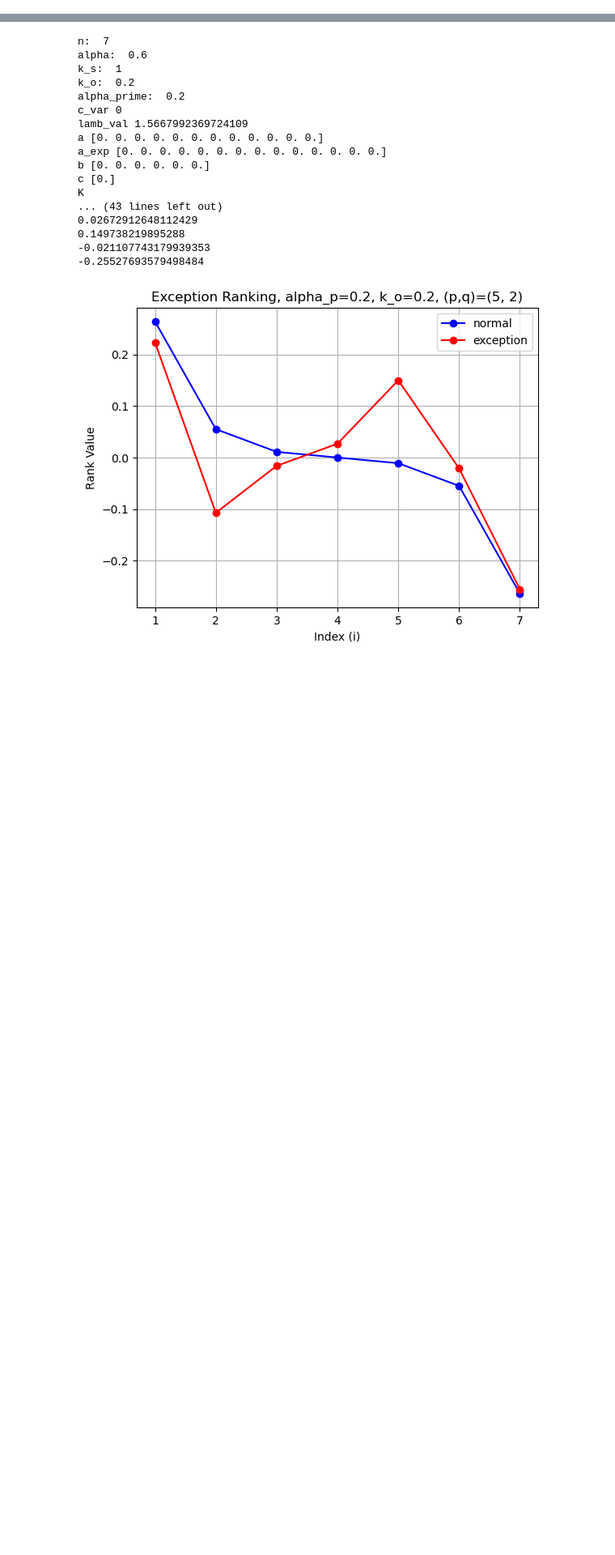
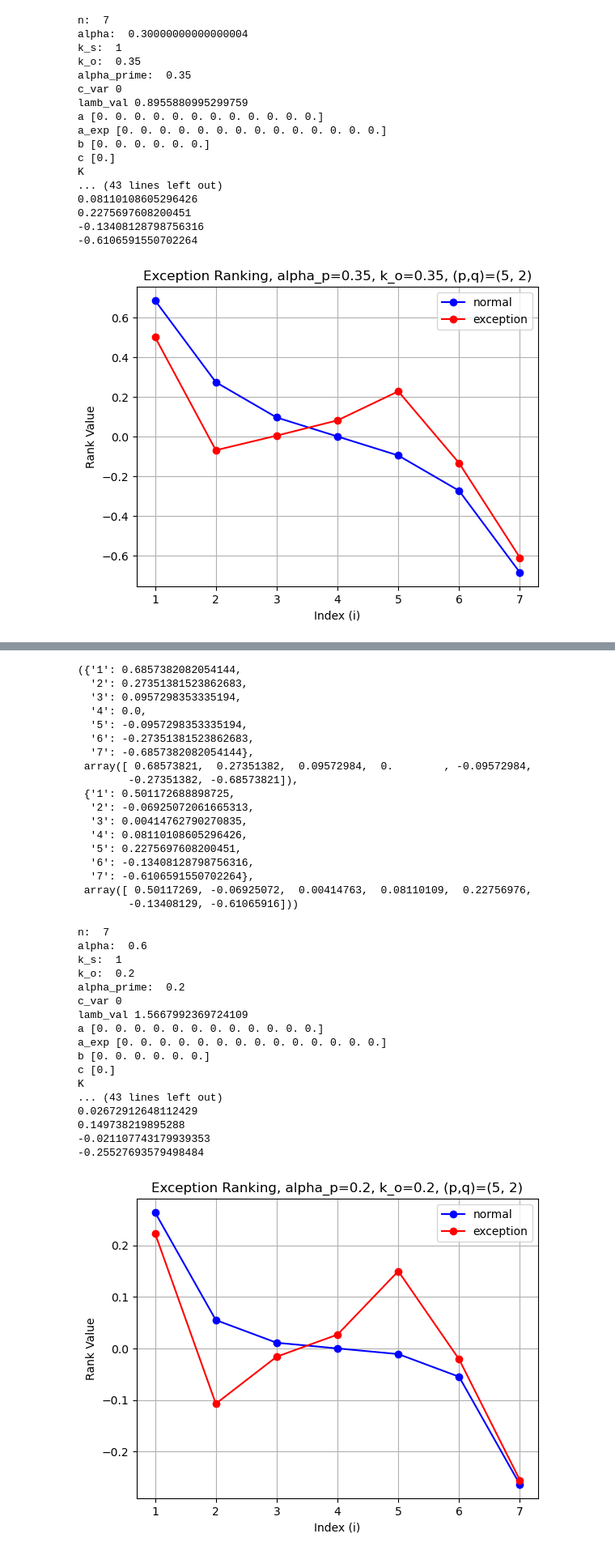
Before and after one commit to lukelc23/Analysis, a Jupyter notebook: inverse_computation_solutions.ipynb, the cells around one changed output, grey strips where cells are left out. Shown at 81% size. Saved outputs shown, nothing was run; the diff lists cells and outputs as text; code cells hidden in the pictures; blank space fills up the shorter version.

```diff
--- a/inverse_computation_solutions.ipynb
+++ b/inverse_computation_solutions.ipynb
@@ -748,0 +982,28 @@ K
+# %%
+n_set = 7
+k_o_set = 0.35
+k_s_set = 1
+p_set = 5
+q_set = 2
+c_var_set = 0
+
+run_simulation(n_set, k_o_set, k_s_set, p_set, q_set, c_var_set)
+# %% [output]
+n:  7
+alpha:  0.30000000000000004
+k_s:  1
+k_o:  0.35
+alpha_prime:  0.35
+c_var 0
+lamb_val 0.8955880995299759
+a [0. 0. 0. 0. 0. 0. 0. 0. 0. 0. 0. 0.]
+a_exp [0. 0. 0. 0. 0. 0. 0. 0. 0. 0. 0. 0. 0. 0.]
+b [0. 0. 0. 0. 0. 0.]
+c [0.]
+K
+... (43 lines left out)
+0.08110108605296426
+0.2275697608200451
+-0.13408128798756316
+-0.6106591550702264
+[figure, added]
@@ -749,3 +1012,21 @@ K
+({'1': 0.6857382082054144,
+  '2': 0.27351381523862683,
+  '3': 0.0957298353335194,
+  '4': 0.0,
+  '5': -0.0957298353335194,
+  '6': -0.27351381523862683,
+  '7': -0.6857382082054144},
+ array([ 0.68573821,  0.27351382,  0.09572984,  0.        , -0.09572984,
+        -0.27351382, -0.68573821]),
+ {'1': 0.501172688898725,
+  '2': -0.06925072061665313,
+  '3': 0.00414762790270835,
+  '4': 0.08110108605296426,
+  '5': 0.2275697608200451,
+  '6': -0.13408128798756316,
+  '7': -0.6106591550702264},
+ array([ 0.50117269, -0.06925072,  0.00414763,  0.08110109,  0.22756976,
+        -0.13408129, -0.61065916]))
 # %%
 n_set = 7
 k_o_set = 0.2
```
Also changed, not shown: parts of 20 cells of this notebook, 3 other files.
